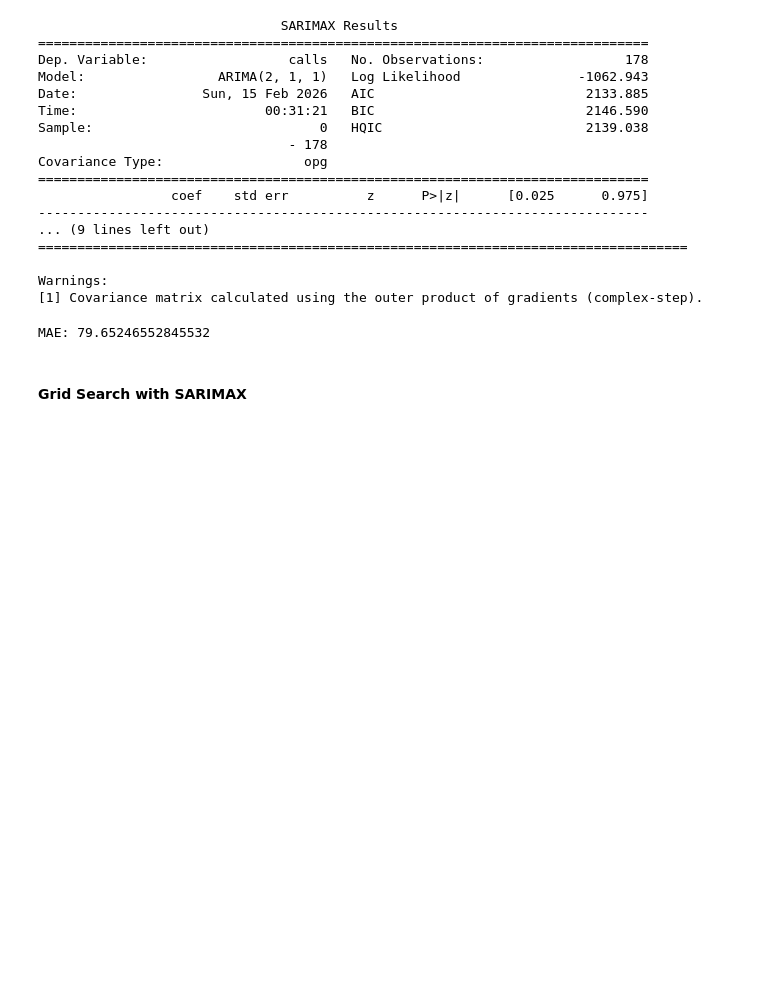
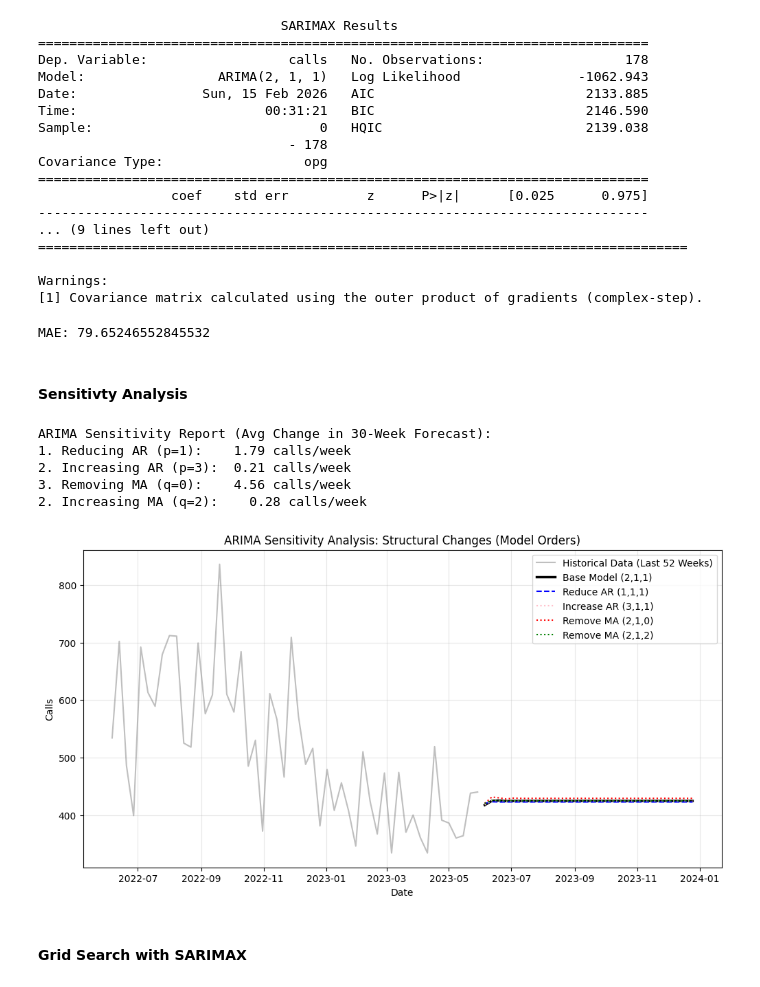
Before and after one commit to zaherarman/forecasting-learning, a Jupyter notebook: ambulance-forecasting.ipynb, the cells around one changed output. Saved outputs shown, nothing was run; the diff lists cells and outputs as text; code cells hidden in the pictures; blank space fills up the shorter version.

```diff
--- a/ambulance-forecasting.ipynb
+++ b/ambulance-forecasting.ipynb
@@ -316,6 +385,64 @@ print("MAE:", mae)
 MAE: 79.65246552845532
 # %%
 error_df.loc["Training", "ARIMA"] = 79.65246552845532
+# %% [markdown]
+#### Sensitivty Analysis
+# %%
+from statsmodels.tsa.arima.model import ARIMA
+
+def get_arima_forecast(order):
+    model = ARIMA(ambulance_train_df['calls'], order=order)
+    res = model.fit()
+    return res.forecast(steps=30)
+
+# Base Case: Your winner
+base_order = (2, 1, 1)
+forecast_base = get_arima_forecast(base_order)
+
+# Scenario 1: Sensitivity to AR Term
+forecast_p_low = get_arima_forecast((1, 1, 1))
+forecast_p_high = get_arima_forecast((3, 1, 1))
+
+# Scenario 2: Sensitivity to MA Term
+# "What if we remove the Moving Average error correction?"
+forecast_q_low = get_arima_forecast((2, 1, 0))
+forecast_q_high = get_arima_forecast((2, 1, 2))
+
+# ==========================================
+# 3. CALCULATE IMPACT (Avg Call Difference)
+# ==========================================
+diff_p_low  = np.mean(np.abs(forecast_base - forecast_p_low))
+diff_p_high = np.mean(np.abs(forecast_base - forecast_p_high))
+diff_q_low  = np.mean(np.abs(forecast_base - forecast_q_low))
+diff_q_high = np.mean(np.abs(forecast_base - forecast_q_high))
+
+print("ARIMA Sensitivity Report (Avg Change in 30-Week Forecast):")
+print(f"1. Reducing AR (p=1):    {diff_p_low:.2f} calls/week")
+print(f"2. Increasing AR (p=3):  {diff_p_high:.2f} calls/week")
+print(f"3. Removing MA (q=0):    {diff_q_low:.2f} calls/week")
+print(f"2. Increasing MA (q=2):    {diff_q_high:.2f} calls/week")
+
+
+plt.figure(figsize=(12, 6))
+plt.plot(ambulance_train_df['date'].iloc[-52:], ambulance_train_df['calls'].iloc[-52:], label='Historical Data (Last 52 Weeks)', color='gray', alpha=0.5)
+plt.plot(ambulance_test_df['date'], forecast_base, label='Base Model (2,1,1)', color='black', linewidth=2.5)
+plt.plot(ambulance_test_df['date'], forecast_p_low, label='Reduce AR (1,1,1)', color='blue', linestyle='--')
+plt.plot(ambulance_test_df['date'], forecast_p_high, label='Increase AR (3,1,1)', color='pink', linestyle=':')
+plt.plot(ambulance_test_df['date'], forecast_q_low, label='Remove MA (2,1,0)', color='red', linestyle=':')
+plt.plot(ambulance_test_df['date'], forecast_q_high, label='Remove MA (2,1,2)', color='green', linestyle=':')
+plt.title("ARIMA Sensitivity Analysis: Structural Changes (Model Orders)")
+plt.xlabel("Date")
+plt.ylabel("Calls")
+plt.legend()
+plt.grid(True, alpha=0.3)
+plt.show()
+# %% [output]
+ARIMA Sensitivity Report (Avg Change in 30-Week Forecast):
+1. Reducing AR (p=1):    1.79 calls/week
+2. Increasing AR (p=3):  0.21 calls/week
+3. Removing MA (q=0):    4.56 calls/week
+2. Increasing MA (q=2):    0.28 calls/week
+[figure, added]
 # %% [markdown]
 #### Grid Search with SARIMAX
 # %%
```
Also changed, not shown: parts of 9 cells of this notebook.
